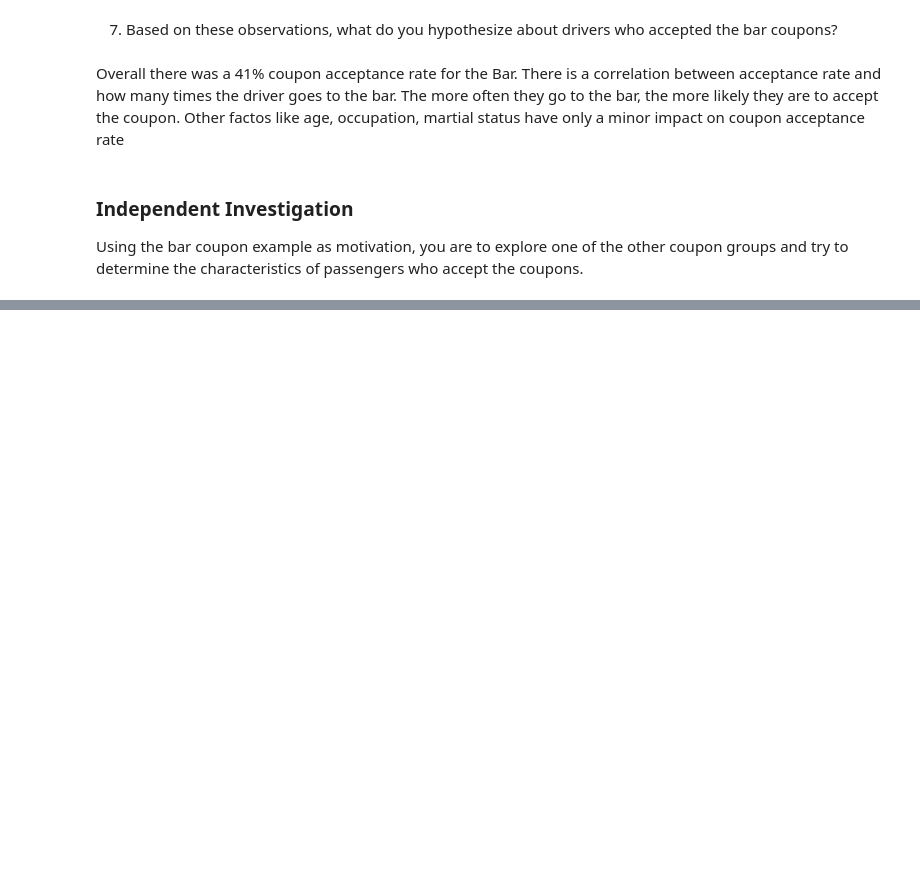
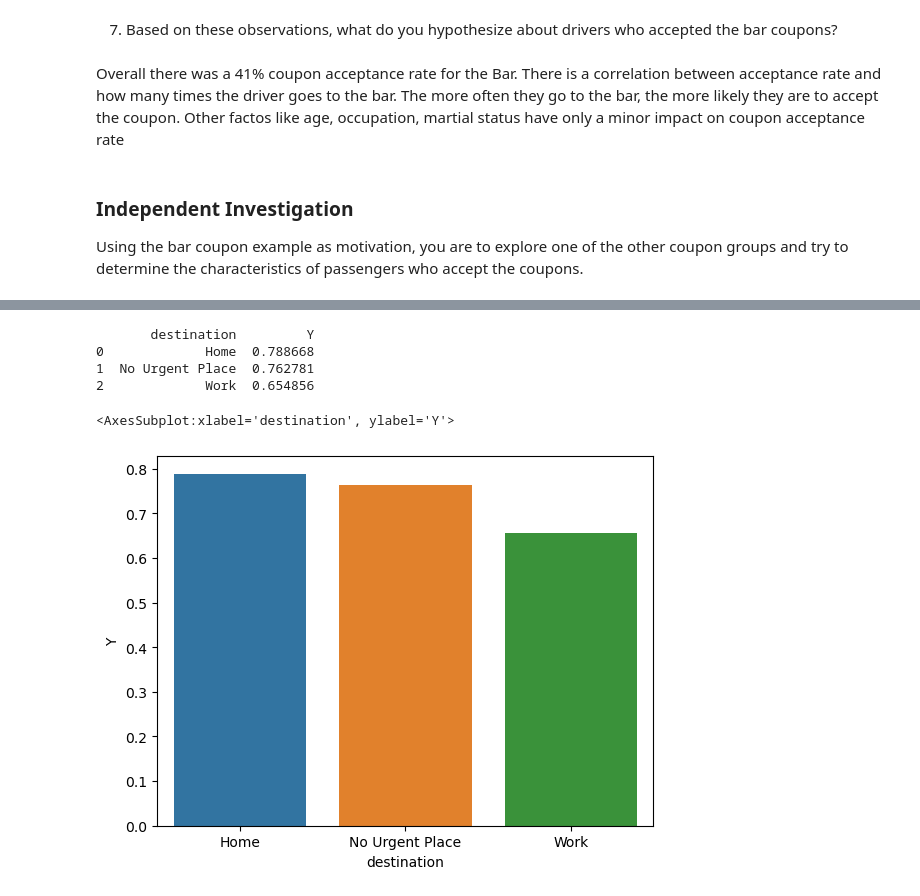
Before and after one commit to sgshaikh/Customer_Accept_Coupon, a Jupyter notebook: prompt.ipynb, the cells around one changed output, grey strips where cells are left out. Drawn from its saved outputs; the diff is of its cells as text; code cells hidden in the pictures; blank space fills up the shorter version.

```diff
--- a/prompt.ipynb
+++ b/prompt.ipynb
@@ -276,0 +314,13 @@ Using the bar coupon example as motivation, you are to explore one of the other
+# %%
+#evaluate how destination plays a role in coupon acceptance
+dest = data_carrout.groupby('destination')[['Y']].mean()
+dest = dest.reset_index()
+print(dest)
+sns.barplot(data=dest, x='destination' , y='Y')
+# %% [output]
+       destination         Y
+0             Home  0.788668
+1  No Urgent Place  0.762781
+2             Work  0.654856
+<AxesSubplot:xlabel='destination', ylabel='Y'>
+[figure, added]
```
Also changed, not shown: parts of 13 cells of this notebook.
